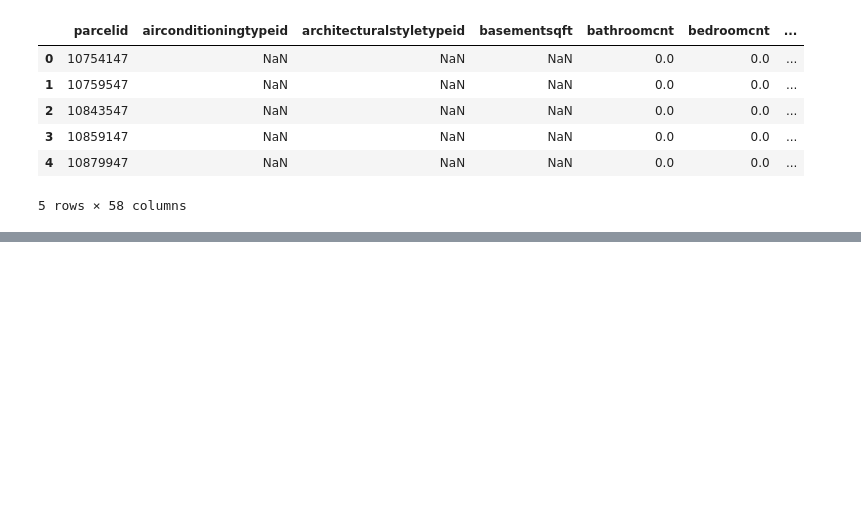
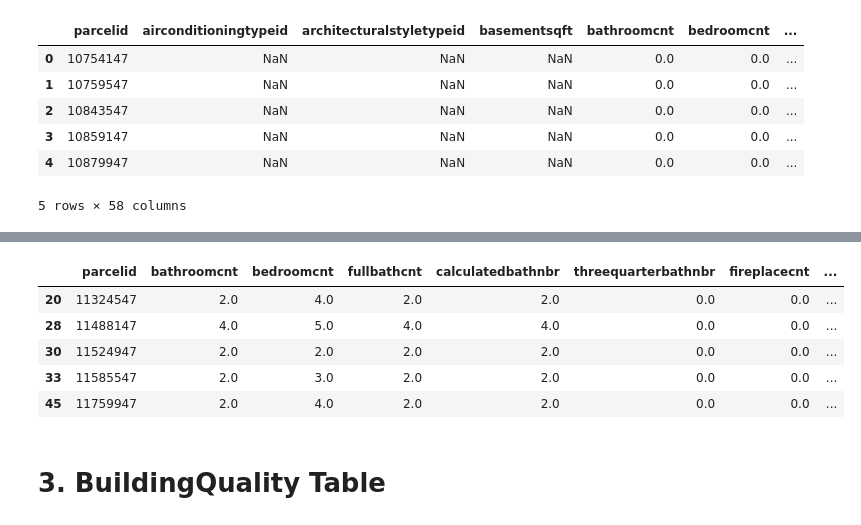
Before and after one commit to vishalgimhan/zillow-bi, a Jupyter notebook: Bronze to Silver.ipynb, the cells around one changed output, grey strips where cells are left out. Drawn from its saved outputs; the diff is of its cells as text; code cells hidden in the pictures; blank space fills up the shorter version.

```diff
--- a/Bronze to Silver.ipynb
+++ b/Bronze to Silver.ipynb
@@ -214,0 +591,18 @@ zoning_df = df[zoning_columns]
+# %%
+building_columns = [
+    'parcelid', 'bathroomcnt', 'bedroomcnt', 'fullbathcnt', 'calculatedbathnbr',
+    'threequarterbathnbr', 'fireplacecnt', 'garagecarcnt', 'garagetotalsqft',
+    'airconditioningtypeid', 'heatingorsystemtypeid', 'decktypeid'
+]
+building_table = DF[building_columns]
+# %%
+building_table.head()
+# %% [output]
+|  | parcelid | bathroomcnt | bedroomcnt | fullbathcnt | calculatedbathnbr | threequarterbathnbr | fireplacecnt | ... |
+| 20 | 11324547 | 2.0 | 4.0 | 2.0 | 2.0 | 0.0 | 0.0 | ... |
+| 28 | 11488147 | 4.0 | 5.0 | 4.0 | 4.0 | 0.0 | 0.0 | ... |
+| 30 | 11524947 | 2.0 | 2.0 | 2.0 | 2.0 | 0.0 | 0.0 | ... |
+| 33 | 11585547 | 2.0 | 3.0 | 2.0 | 2.0 | 0.0 | 0.0 | ... |
+| 45 | 11759947 | 2.0 | 4.0 | 2.0 | 2.0 | 0.0 | 0.0 | ... |
+# %% [markdown]
+# 3. BuildingQuality Table
```
Also changed, not shown: parts of 99 cells of this notebook.
